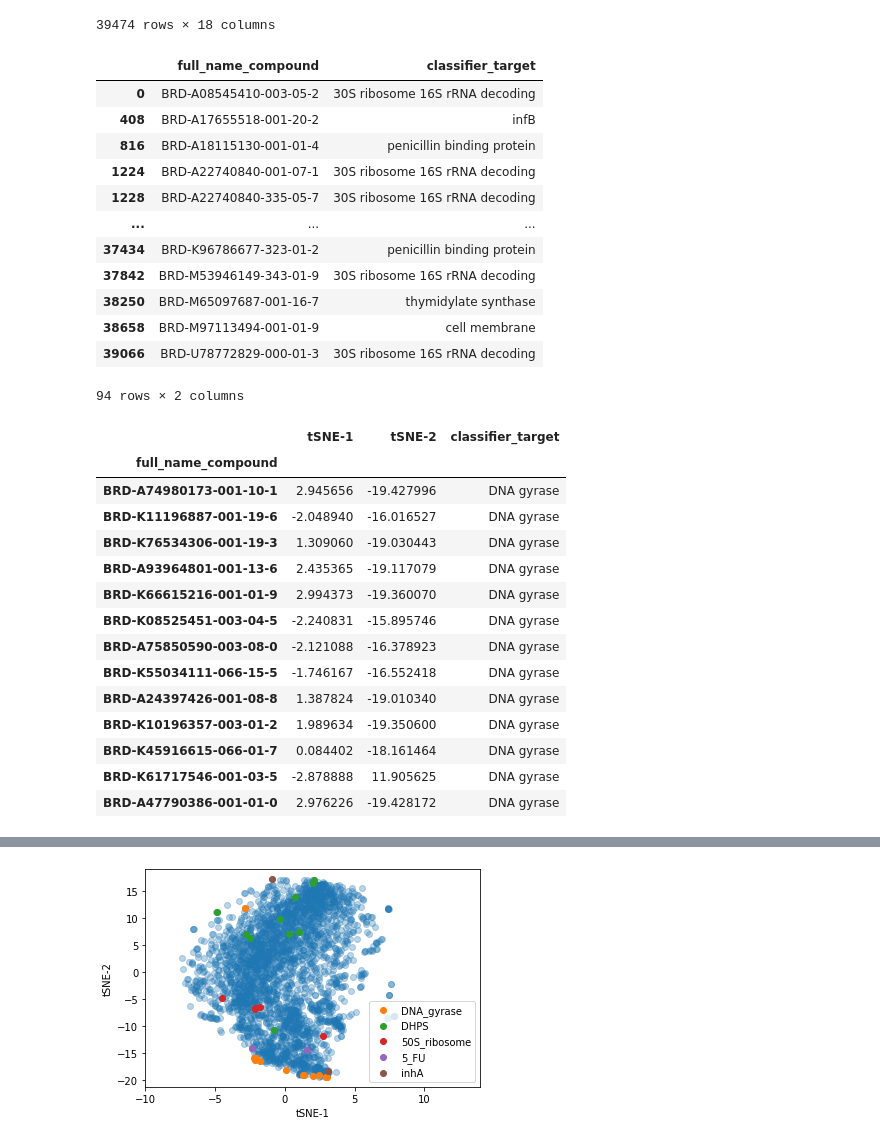
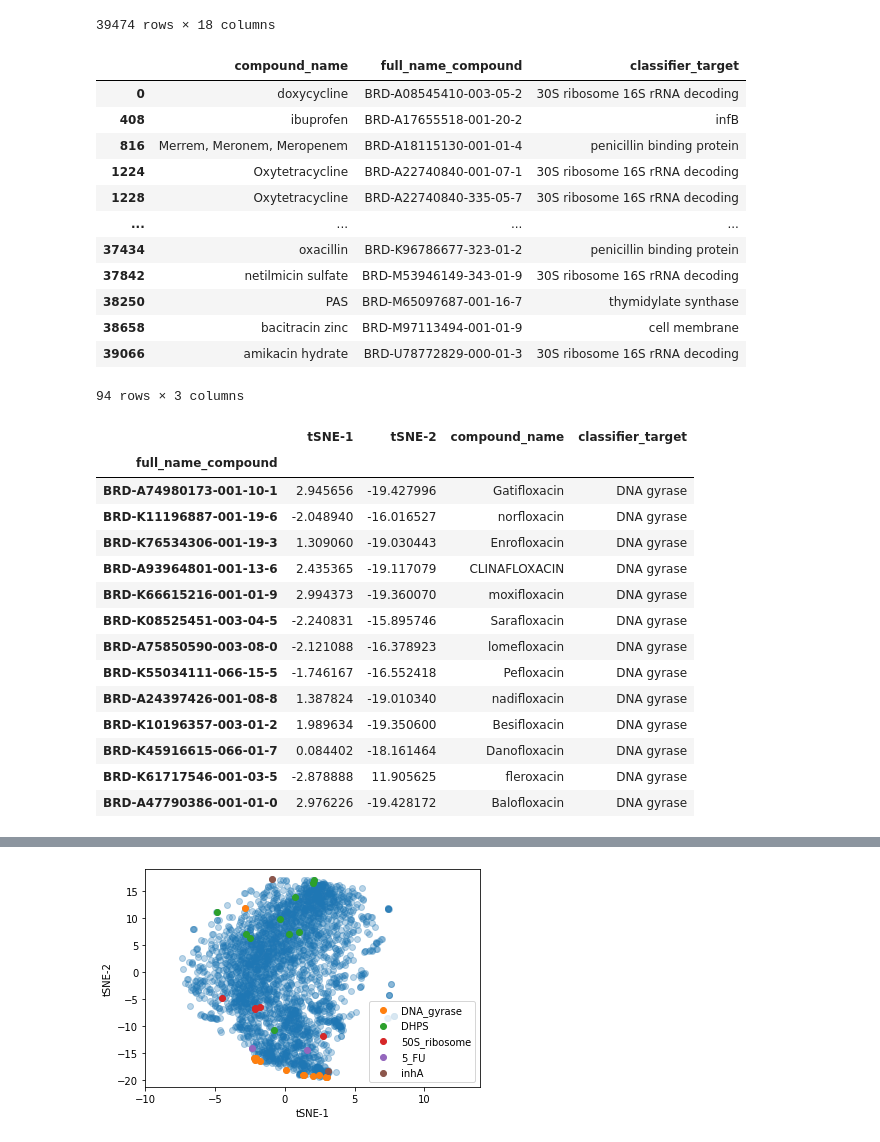
Before and after one commit to ZixuanFeng-NYU/Research-process, a Jupyter notebook: t-SNE_paper_plot_reproduce.ipynb, the cells around one changed output, grey strips where cells are left out. Saved outputs shown, nothing was run; the diff lists cells and outputs as text; code cells hidden in the pictures.

```diff
--- a/t-SNE_paper_plot_reproduce.ipynb
+++ b/t-SNE_paper_plot_reproduce.ipynb
@@ -64,23 +64,23 @@ compound_target
 | 39473 | 1310903 | U78772829 | C1[C@@H]([C@H]([C@@H]([C@H]([C@@H... | amikacin hydrate | 16218899.0 | NaN | 30S ribosome 16S rRNA decoding | ... |
 39474 rows × 18 columns
 # %%
-reduced_compound_target=compound_target.loc[:,['full_name_compound','classifier_target']]
+reduced_compound_target=compound_target.loc[:,['compound_name','full_name_compound','classifier_target']]
 new_reduced_compound_target=reduced_compound_target.drop_duplicates()
 new_reduced_compound_target
 # %% [output]
-|  | full_name_compound | classifier_target |
-| 0 | BRD-A08545410-003-05-2 | 30S ribosome 16S rRNA decoding |
-| 408 | BRD-A17655518-001-20-2 | infB |
-| 816 | BRD-A18115130-001-01-4 | penicillin binding protein |
-| 1224 | BRD-A22740840-001-07-1 | 30S ribosome 16S rRNA decoding |
-| 1228 | BRD-A22740840-335-05-7 | 30S ribosome 16S rRNA decoding |
-| ... | ... | ... |
-| 37434 | BRD-K96786677-323-01-2 | penicillin binding protein |
-| 37842 | BRD-M53946149-343-01-9 | 30S ribosome 16S rRNA decoding |
-| 38250 | BRD-M65097687-001-16-7 | thymidylate synthase |
-| 38658 | BRD-M97113494-001-01-9 | cell membrane |
-| 39066 | BRD-U78772829-000-01-3 | 30S ribosome 16S rRNA decoding |
+|  | compound_name | full_name_compound | classifier_target |
+| 0 | doxycycline | BRD-A08545410-003-05-2 | 30S ribosome 16S rRNA decoding |
+| 408 | ibuprofen | BRD-A17655518-001-20-2 | infB |
+| 816 | Merrem, Meronem, Meropenem | BRD-A18115130-001-01-4 | penicillin binding protein |
+| 1224 | Oxytetracycline | BRD-A22740840-001-07-1 | 30S ribosome 16S rRNA decoding |
+| 1228 | Oxytetracycline | BRD-A22740840-335-05-7 | 30S ribosome 16S rRNA decoding |
+| ... | ... | ... | ... |
+| 37434 | oxacillin | BRD-K96786677-323-01-2 | penicillin binding protein |
+| 37842 | netilmicin sulfate | BRD-M53946149-343-01-9 | 30S ribosome 16S rRNA decoding |
+| 38250 | PAS | BRD-M65097687-001-16-7 | thymidylate synthase |
+| 38658 | bacitracin zinc | BRD-M97113494-001-01-9 | cell membrane |
+| 39066 | amikacin hydrate | BRD-U78772829-000-01-3 | 30S ribosome 16S rRNA decoding |
-94 rows × 2 columns
+94 rows × 3 columns
 # %%
 left=new_reduced_compound_target.set_index(['full_name_compound'])
 right=new_t_sne_data.set_index(['full_name_compound'])
@@ -90,21 +90,21 @@ full.to_csv('csv/full_name_compound_tSNE1_tSNE2_target.csv')
 DNA_gyrase=full.loc[full.classifier_target=='DNA gyrase']
 DNA_gyrase
 # %% [output]
-|  | tSNE-1 | tSNE-2 | classifier_target |
-| full_name_compound |  |  |  |
-| BRD-A74980173-001-10-1 | 2.945656 | -19.427996 | DNA gyrase |
-| BRD-K11196887-001-19-6 | -2.048940 | -16.016527 | DNA gyrase |
-| BRD-K76534306-001-19-3 | 1.309060 | -19.030443 | DNA gyrase |
-| BRD-A93964801-001-13-6 | 2.435365 | -19.117079 | DNA gyrase |
-| BRD-K66615216-001-01-9 | 2.994373 | -19.360070 | DNA gyrase |
-| BRD-K08525451-003-04-5 | -2.240831 | -15.895746 | DNA gyrase |
-| BRD-A75850590-003-08-0 | -2.121088 | -16.378923 | DNA gyrase |
-| BRD-K55034111-066-15-5 | -1.746167 | -16.552418 | DNA gyrase |
-| BRD-A24397426-001-08-8 | 1.387824 | -19.010340 | DNA gyrase |
-| BRD-K10196357-003-01-2 | 1.989634 | -19.350600 | DNA gyrase |
-| BRD-K45916615-066-01-7 | 0.084402 | -18.161464 | DNA gyrase |
-| BRD-K61717546-001-03-5 | -2.878888 | 11.905625 | DNA gyrase |
-| BRD-A47790386-001-01-0 | 2.976226 | -19.428172 | DNA gyrase |
+|  | tSNE-1 | tSNE-2 | compound_name | classifier_target |
+| full_name_compound |  |  |  |  |
+| BRD-A74980173-001-10-1 | 2.945656 | -19.427996 | Gatifloxacin | DNA gyrase |
+| BRD-K11196887-001-19-6 | -2.048940 | -16.016527 | norfloxacin | DNA gyrase |
+| BRD-K76534306-001-19-3 | 1.309060 | -19.030443 | Enrofloxacin | DNA gyrase |
+| BRD-A93964801-001-13-6 | 2.435365 | -19.117079 | CLINAFLOXACIN | DNA gyrase |
+| BRD-K66615216-001-01-9 | 2.994373 | -19.360070 | moxifloxacin | DNA gyrase |
+| BRD-K08525451-003-04-5 | -2.240831 | -15.895746 | Sarafloxacin | DNA gyrase |
+| BRD-A75850590-003-08-0 | -2.121088 | -16.378923 | lomefloxacin | DNA gyrase |
+| BRD-K55034111-066-15-5 | -1.746167 | -16.552418 | Pefloxacin | DNA gyrase |
+| BRD-A24397426-001-08-8 | 1.387824 | -19.010340 | nadifloxacin | DNA gyrase |
+| BRD-K10196357-003-01-2 | 1.989634 | -19.350600 | Besifloxacin | DNA gyrase |
+| BRD-K45916615-066-01-7 | 0.084402 | -18.161464 | Danofloxacin | DNA gyrase |
+| BRD-K61717546-001-03-5 | -2.878888 | 11.905625 | fleroxacin | DNA gyrase |
+| BRD-A47790386-001-01-0 | 2.976226 | -19.428172 | Balofloxacin | DNA gyrase |
 # %%
 DHPS=full.loc[full.classifier_target=='dihydropteroate synthase']
 DHPS
```
Also changed, not shown: parts of 4 cells of this notebook.
